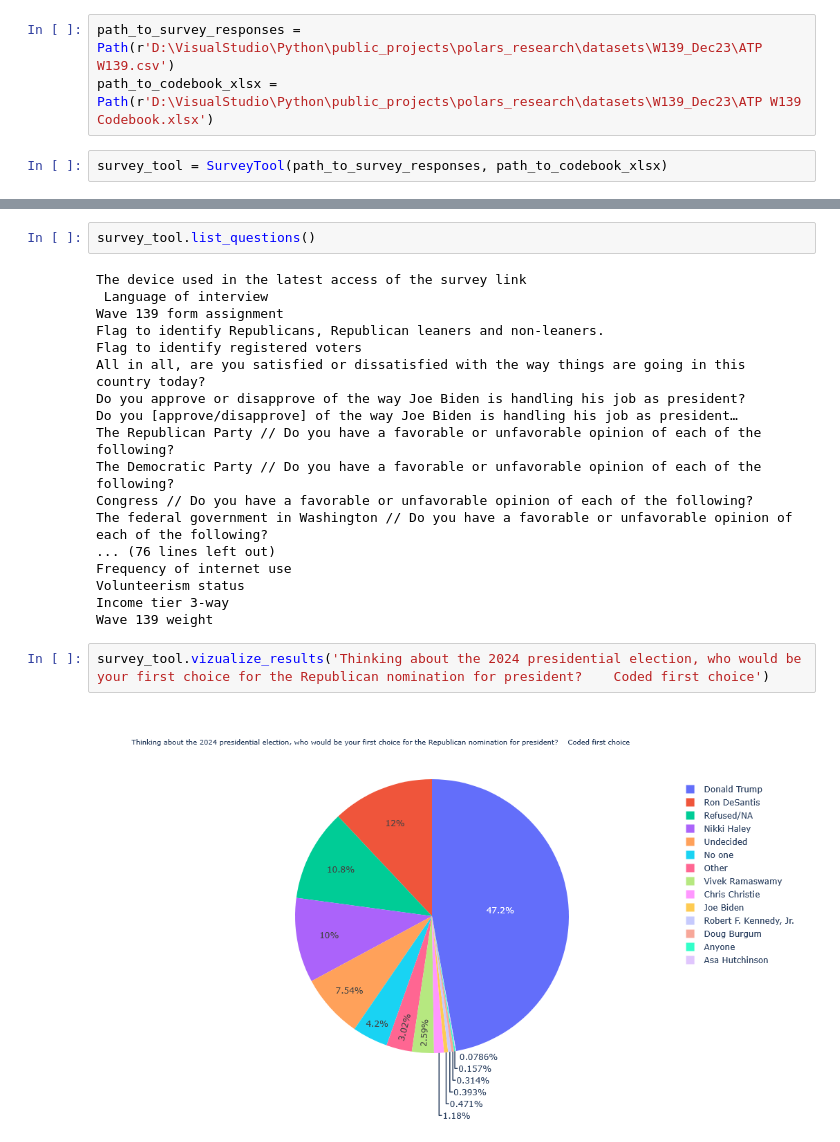
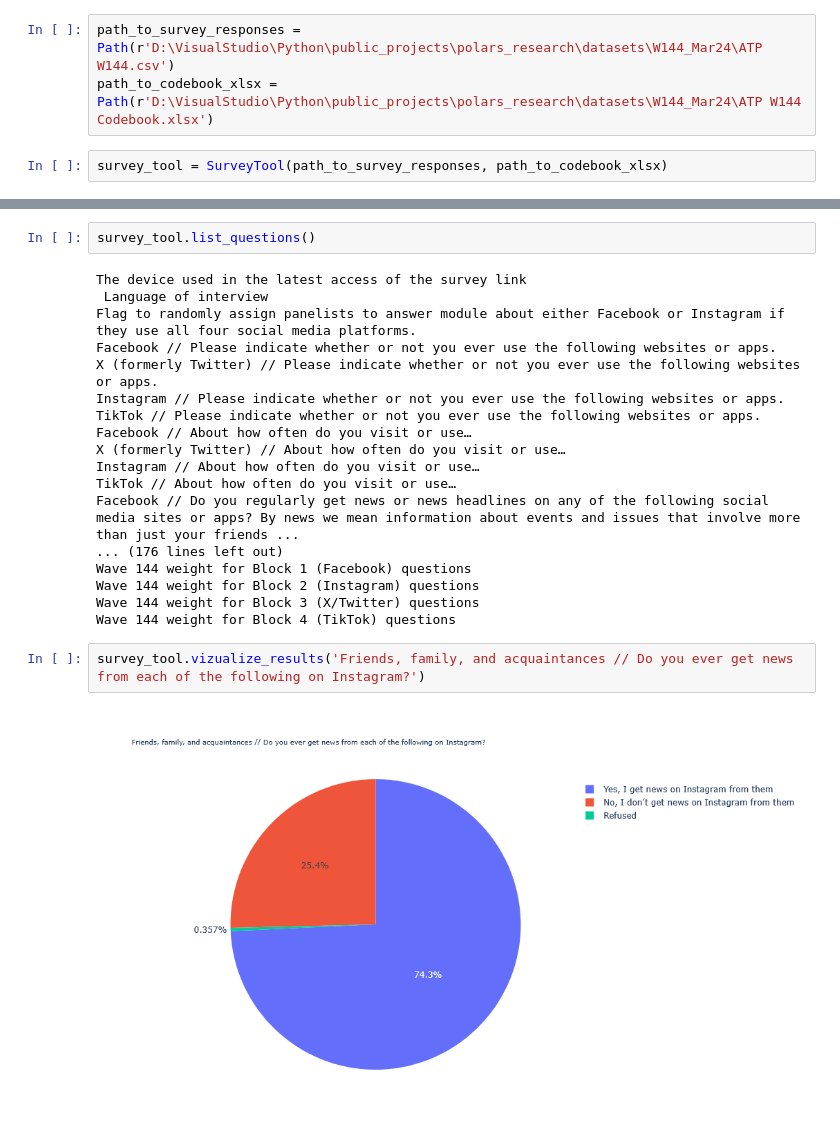
Before and after one commit to cruzdelacruz/pew_research_study, a Jupyter notebook: demos/Demo.ipynb, the cells around one changed output, grey strips where cells are left out. Saved outputs shown, nothing was run; the diff lists cells and outputs as text.

```diff
--- a/demos/Demo.ipynb
+++ b/demos/Demo.ipynb
@@ -4,8 +4,8 @@ from SurveyTool.CsvUtil import CsvUtil
 # %%
 from pathlib import Path
 # %%
-path_to_survey_responses = Path(r'D:\VisualStudio\Python\public_projects\polars_research\datasets\W139_Dec23\ATP W139.csv')
-path_to_codebook_xlsx = Path(r'D:\VisualStudio\Python\public_projects\polars_research\datasets\W139_Dec23\ATP W139 Codebook.xlsx')
+path_to_survey_responses = Path(r'D:\VisualStudio\Python\public_projects\polars_research\datasets\W144_Mar24\ATP W144.csv')
+path_to_codebook_xlsx = Path(r'D:\VisualStudio\Python\public_projects\polars_research\datasets\W144_Mar24\ATP W144 Codebook.xlsx')
 # %%
 survey_tool = SurveyTool(path_to_survey_responses, path_to_codebook_xlsx)
 # %%
@@ -23,22 +24,22 @@ survey_tool.list_questions()
 # %% [output]
 The device used in the latest access of the survey link
  Language of interview
-Wave 139 form assignment
-Flag to identify Republicans, Republican leaners and non-leaners.
-Flag to identify registered voters
-All in all, are you satisfied or dissatisfied with the way things are going in this country today?
-Do you approve or disapprove of the way Joe Biden is handling his job as president?
-Do you [approve/disapprove] of the way Joe Biden is handling his job as president…
-The Republican Party // Do you have a favorable or unfavorable opinion of each of the following?
-The Democratic Party // Do you have a favorable or unfavorable opinion of each of the following?
-Congress // Do you have a favorable or unfavorable opinion of each of the following?
-The federal government in Washington // Do you have a favorable or unfavorable opinion of each of the following?
-... (76 lines left out)
-Frequency of internet use
-Volunteerism status
-Income tier 3-way
-Wave 139 weight
+Flag to randomly assign panelists to answer module about either Facebook or Instagram if they use all four social media platforms.
+Facebook // Please indicate whether or not you ever use the following websites or apps.
+X (formerly Twitter) // Please indicate whether or not you ever use the following websites or apps.
+Instagram // Please indicate whether or not you ever use the following websites or apps.
+TikTok // Please indicate whether or not you ever use the following websites or apps.
+Facebook // About how often do you visit or use…
+X (formerly Twitter) // About how often do you visit or use…
+Instagram // About how often do you visit or use…
+TikTok // About how often do you visit or use…
+Facebook // Do you regularly get news or news headlines on any of the following social media sites or apps? By news we mean information about events and issues that involve more than just your friends ...
+... (176 lines left out)
+Wave 144 weight for Block 1 (Facebook) questions
+Wave 144 weight for Block 2 (Instagram) questions
+Wave 144 weight for Block 3 (X/Twitter) questions
+Wave 144 weight for Block 4 (TikTok) questions
 # %%
-survey_tool.vizualize_results('Thinking about the 2024 presidential election, who would be your first choice for the Republican nomination for president?    Coded first choice')
+survey_tool.vizualize_results('Friends, family, and acquaintances // Do you ever get news from each of the following on Instagram?')
 # %% [output]
-[figure, old version]
+[figure, new version]
```
Also changed, not shown: parts of 4 cells of this notebook, 19 other files.
